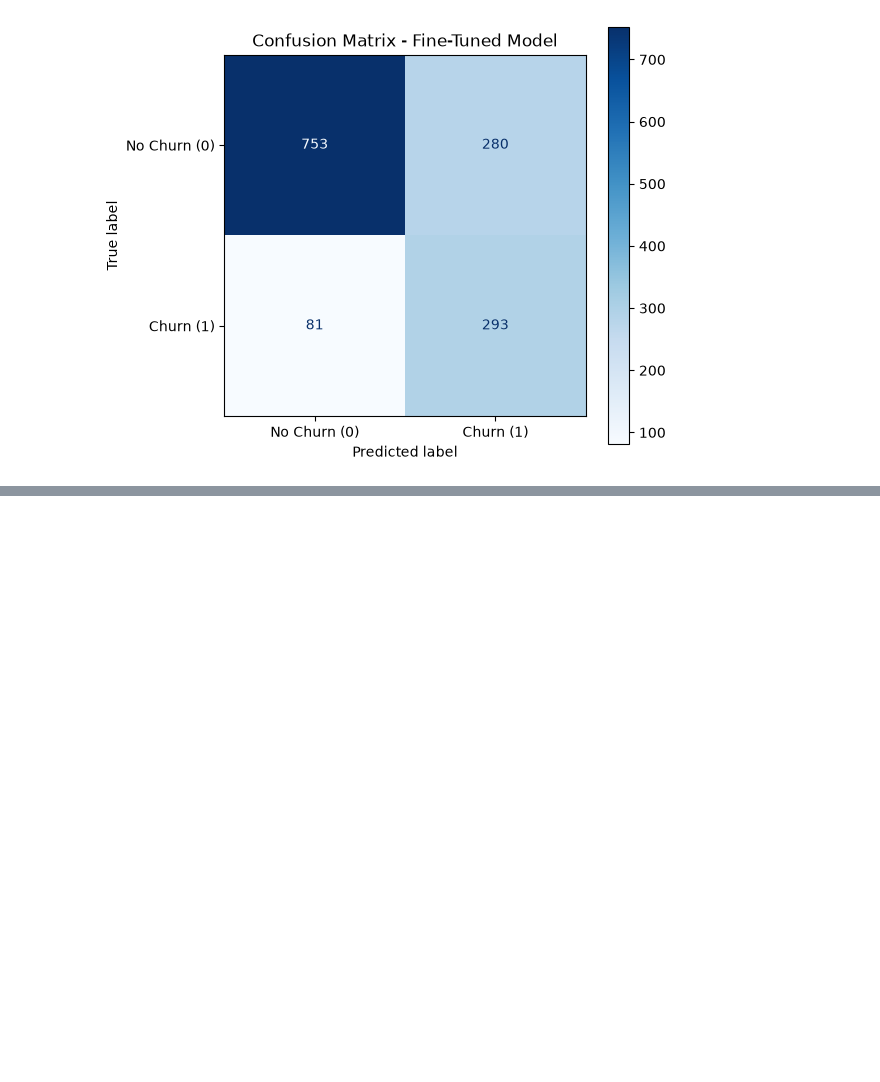
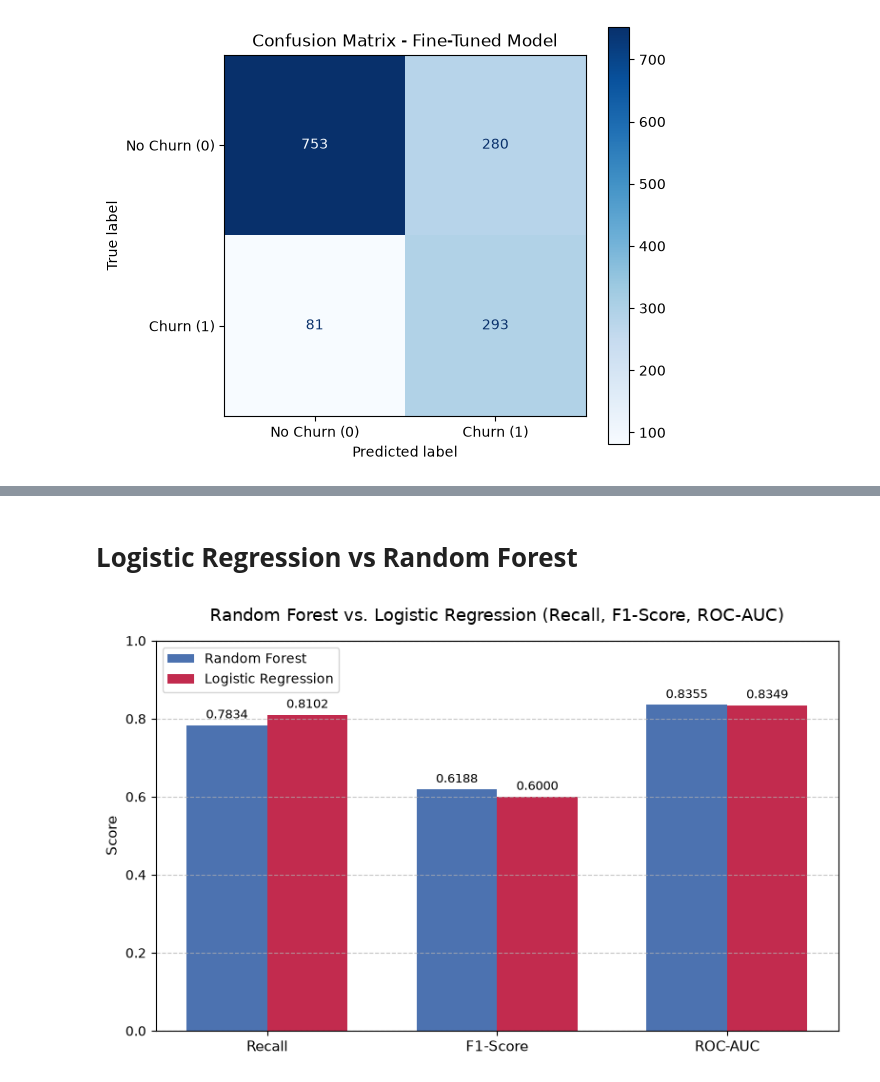
Before and after one commit to Joyy-cloud/TelecomChurning, a Jupyter notebook: 04_predictive_modelling.ipynb, the cells around one changed output, grey strips where cells are left out. Saved outputs shown, nothing was run; the diff lists cells and outputs as text; code cells hidden in the pictures; blank space fills up the shorter version.

```diff
--- a/04_predictive_modelling.ipynb
+++ b/04_predictive_modelling.ipynb
@@ -854,0 +903,45 @@ plt.show()
+# %% [markdown]
+# **Logistic Regression vs Random Forest**
+# %%
+import numpy as np
+import matplotlib.pyplot as plt
+
+# 1. Define metrics and provided values
+metrics = ['Recall', 'F1-Score', 'ROC-AUC']
+rf_scores = [0.7834, 0.6188, 0.8355]
+lr_scores = [0.8102, 0.6000, 0.8349]
+
+# 2. Set bar positions and width
+x = np.arange(len(metrics))
+width = 0.35
+
+# 3. Create plot
+fig, ax = plt.subplots(figsize=(8, 5))
+rects1 = ax.bar(x - width/2, rf_scores, width, label='Random Forest', color='#4C72B0')
+rects2 = ax.bar(x + width/2, lr_scores, width, label='Logistic Regression', color='#C22B4E')
+
+# 4. Chart formatting
+ax.set_ylabel('Score', fontsize=11)
+ax.set_title('Random Forest vs. Logistic Regression (Recall, F1-Score, ROC-AUC)', fontsize=13, pad=15)
+ax.set_xticks(x)
+ax.set_xticklabels(metrics, fontsize=11)
+ax.set_ylim(0, 1.0)
+ax.legend(fontsize=10)
+ax.grid(axis='y', linestyle='--', alpha=0.7)
+
+# 5. Add exact score labels on top of each bar
+for rect in rects1 + rects2:
+    height = rect.get_height()
+    ax.annotate(
+        f'{height:.4f}',
+        xy=(rect.get_x() + rect.get_width() / 2, height),
+        xytext=(0, 3),
+        textcoords="offset points",
+        ha='center', va='bottom',
+        fontsize=9
+    )
+
+plt.tight_layout()
+plt.show()
+# %% [output]
+[figure, added]
```
Also changed, not shown: parts of 7 cells of this notebook, 4 other files.
